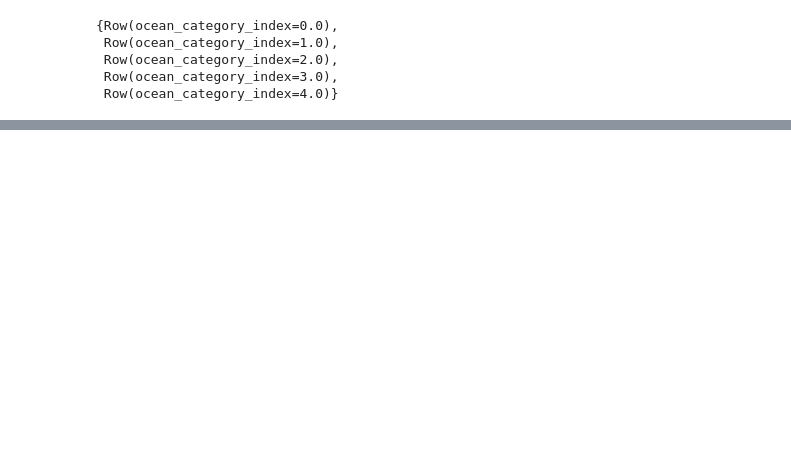
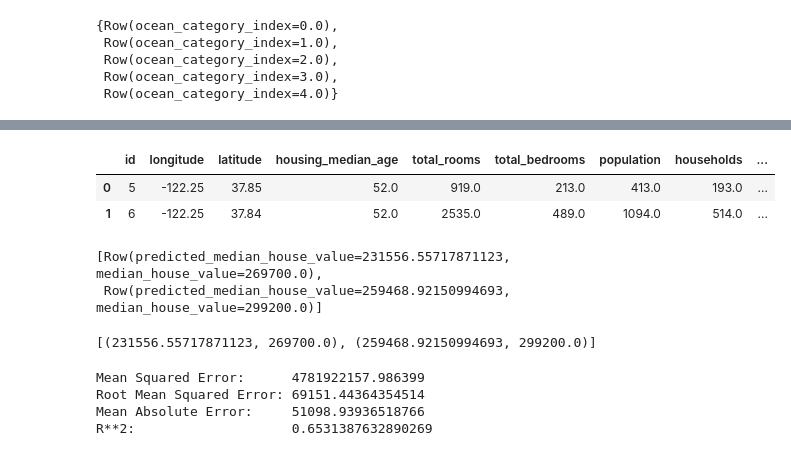
Before and after one commit to cantaruttim/Learning_PySpark, a Jupyter notebook: MLLib.ipynb, the cells around one changed output, grey strips where cells are left out. Saved outputs shown, nothing was run; the diff lists cells and outputs as text; code cells hidden in the pictures; blank space fills up the shorter version.

```diff
--- a/MLLib.ipynb
+++ b/MLLib.ipynb
@@ -372,0 +375,6 @@ R**2:                    0.653958948915328
+# %%
+from pyspark.ml.regression import RandomForestRegressor
+# Train a RandomForest model.
+rf = RandomForestRegressor(featuresCol='final_feature_vector',
+                                labelCol='median_house_value')
+rf
@@ -372,0 +383,4 @@ R**2:                    0.653958948915328
+# %%
+rfr = rf.fit(train)
+
+rfr
@@ -372,0 +405,4 @@ R**2:                    0.653958948915328
+# %%
+pred_test_df_rfr = rfr.transform(test).withColumnRenamed('prediction', 'predicted_median_house_value')
+
+pred_test_df_rfr.show(5)
@@ -372,0 +420,46 @@ R**2:                    0.653958948915328
+# %%
+pred_test_pd_df = pred_test_df_rfr.toPandas()
+
+pred_test_pd_df.head(2)
+# %% [output]
+|  | id | longitude | latitude | housing_median_age | total_rooms | total_bedrooms | population | households | ... |
+| 0 | 5 | -122.25 | 37.85 | 52.0 | 919.0 | 213.0 | 413.0 | 193.0 | ... |
+| 1 | 6 | -122.25 | 37.84 | 52.0 | 2535.0 | 489.0 | 1094.0 | 514.0 | ... |
+# %%
+predictions_and_actuals = pred_test_df_rfr[['predicted_median_house_value',
+                                            'median_house_value']]
+
+predictions_and_actuals_rdd = predictions_and_actuals.rdd
+
+predictions_and_actuals_rdd.take(2)
+# %% [output]
+[Row(predicted_median_house_value=231556.55717871123, median_house_value=269700.0),
+ Row(predicted_median_house_value=259468.92150994693, median_house_value=299200.0)]
+# %%
+predictions_and_actuals_rdd = predictions_and_actuals_rdd.map(tuple)
+
+predictions_and_actuals_rdd.take(2)
+# %% [output]
+[(231556.55717871123, 269700.0), (259468.92150994693, 299200.0)]
+# %%
+from pyspark.mllib.evaluation import RegressionMetrics
+
+metrics = RegressionMetrics(predictions_and_actuals_rdd)
+
+s = '''
+Mean Squared Error:      {0}
+Root Mean Squared Error: {1}
+Mean Absolute Error:     {2}
+R**2:                    {3}
+'''.format(metrics.meanSquaredError,
+           metrics.rootMeanSquaredError,
+           metrics.meanAbsoluteError,
+           metrics.r2
+           )
+
+print(s)
+# %% [output]
+Mean Squared Error:      4781922157.986399
+Root Mean Squared Error: 69151.44364354514
+Mean Absolute Error:     51098.93936518766
+R**2:                    0.6531387632890269
```
Also changed, not shown: parts of 24 cells of this notebook.
